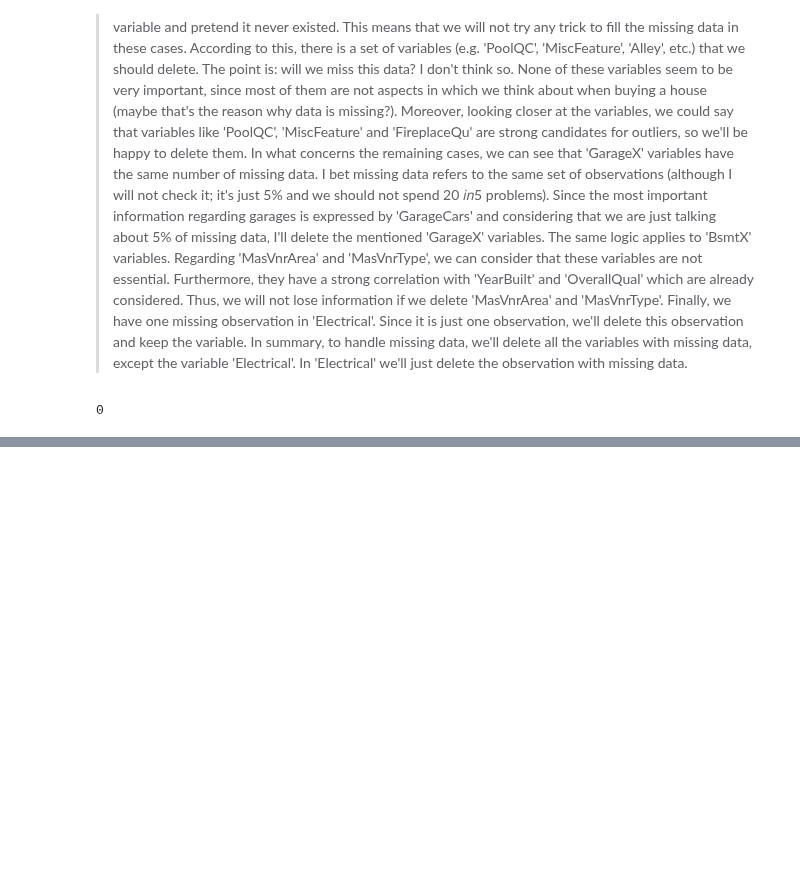
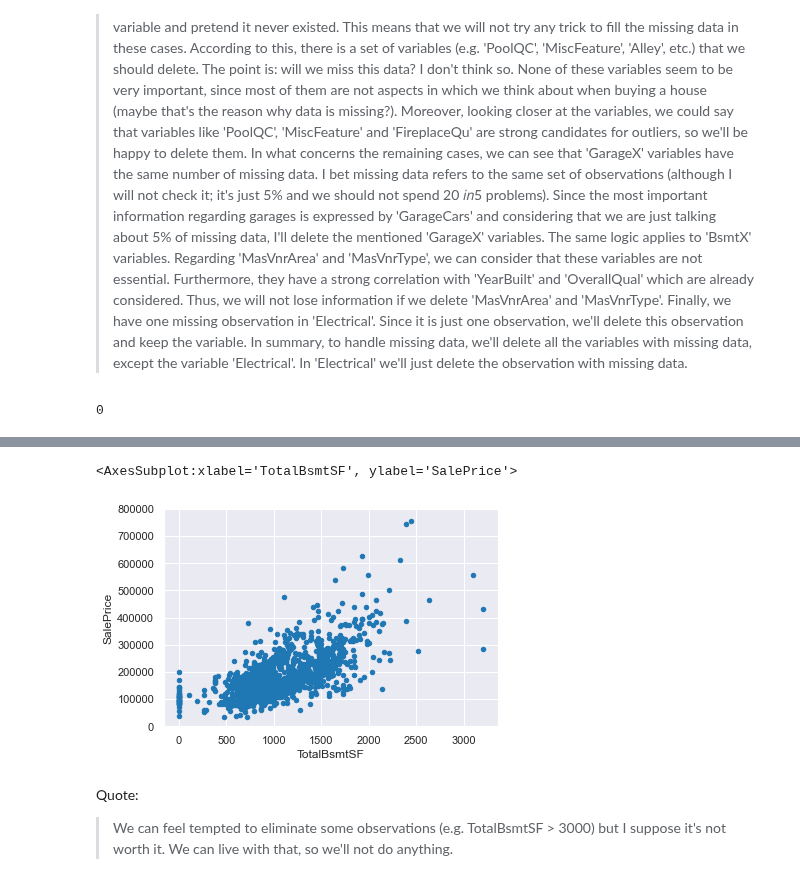
Before and after one commit to fjason2713/my_machine_learning, a Jupyter notebook: Data exploration with Python/data_exploration.ipynb, the cells around one changed output, grey strips where cells are left out. Cells and saved outputs as stored; diff of their text form; code cells hidden in the pictures; blank space fills up the shorter version.

```diff
--- a/Data exploration with Python/data_exploration.ipynb
+++ b/Data exploration with Python/data_exploration.ipynb
@@ -293,0 +357,19 @@ They can provide useful info sometimes. Below is some more analysis
+# %%
+# deleting the 2 outlier rows
+df_train.sort_values(by='GrLivArea', ascending=False)[:2]
+outlier_1 = df_train[df_train['Id'] == 1299].index
+outlier_2 = df_train[df_train['Id'] == 524].index
+
+df_train = df_train.drop(outlier_1)
+df_train = df_train.drop(outlier_2)
+# %%
+# Let's try again with another var: TotalBsmtSF
+var = 'TotalBsmtSF'
+data = pd.concat([df_train['SalePrice'], df_train[var]], axis=1)
+data.plot.scatter(x=var, y='SalePrice', ylim=(0,800000), c=['#1f77b4'])
+# %% [output]
+<AxesSubplot:xlabel='TotalBsmtSF', ylabel='SalePrice'>
+[figure, added]
+# %% [markdown]
+Quote:
+> We can feel tempted to eliminate some observations (e.g. TotalBsmtSF > 3000) but I suppose it's not worth it. We can live with that, so we'll not do anything.
```
Also changed, not shown: parts of 12 cells of this notebook, 1 other file.
